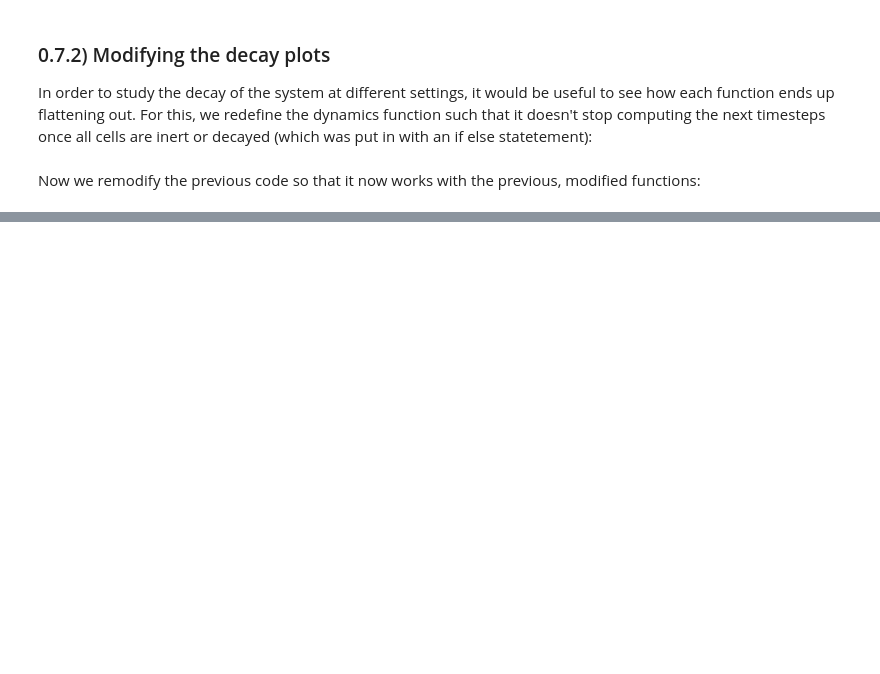
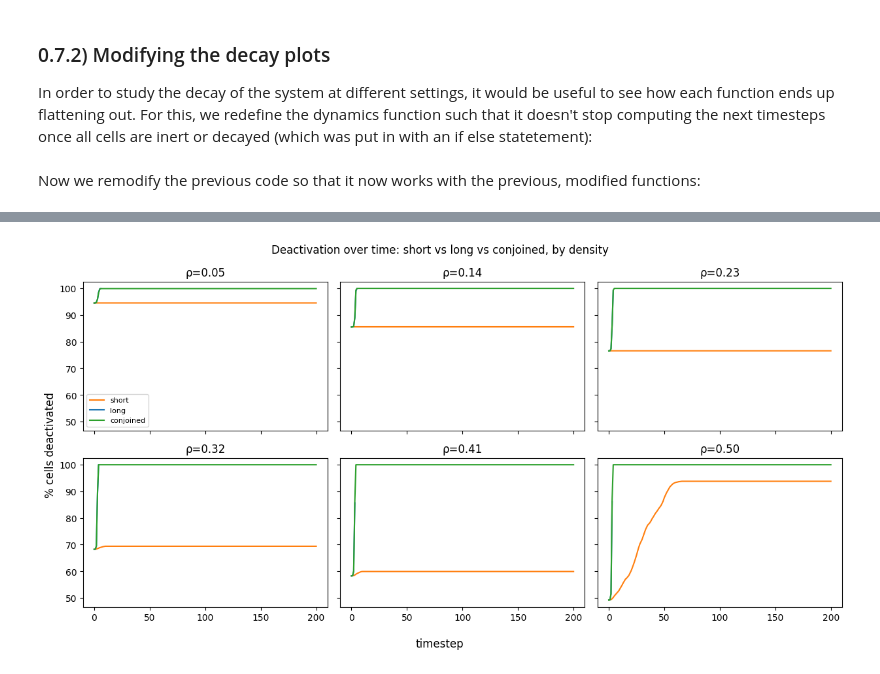
Before and after one commit to IgnacioMPineda/IPT-problem---Mousetrap-Dynamics, a Jupyter notebook: Notebook 0 - Theory and Applications. Approach to the problem.ipynb, the cells around one changed output, grey strips where cells are left out. Saved outputs shown, nothing was run; the diff lists cells and outputs as text; code cells hidden in the pictures; blank space fills up the shorter version.

```diff
--- a/Notebook 0 - Theory and Applications. Approach to the problem.ipynb
+++ b/Notebook 0 - Theory and Applications. Approach to the problem.ipynb
@@ -1023,0 +1009,8 @@ plot_all_settings_vs_density_time(rho_values, p, p0_ball, d_opt, r_rise, r_fall,
+# %%
+def pct_deactivated(history, L):
+    return [100 * (np.sum(s == -2) + np.sum(s == -1)) / (L * L) for s in history]
+
+plot_all_settings_vs_density_time(rho_values, p, p0_ball, d_opt, r_rise, r_fall,
+                                   L=L, steps=steps, neighborhood='moore', seed=0)
+# %% [output]
+[figure, added]
```
Also changed, not shown: parts of 25 cells of this notebook.
